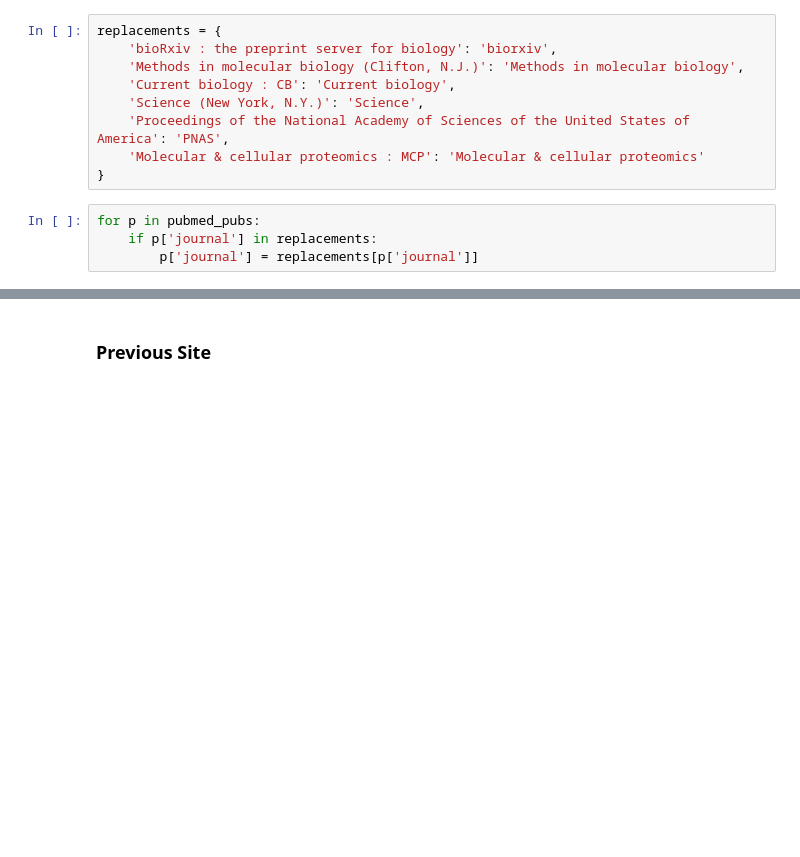
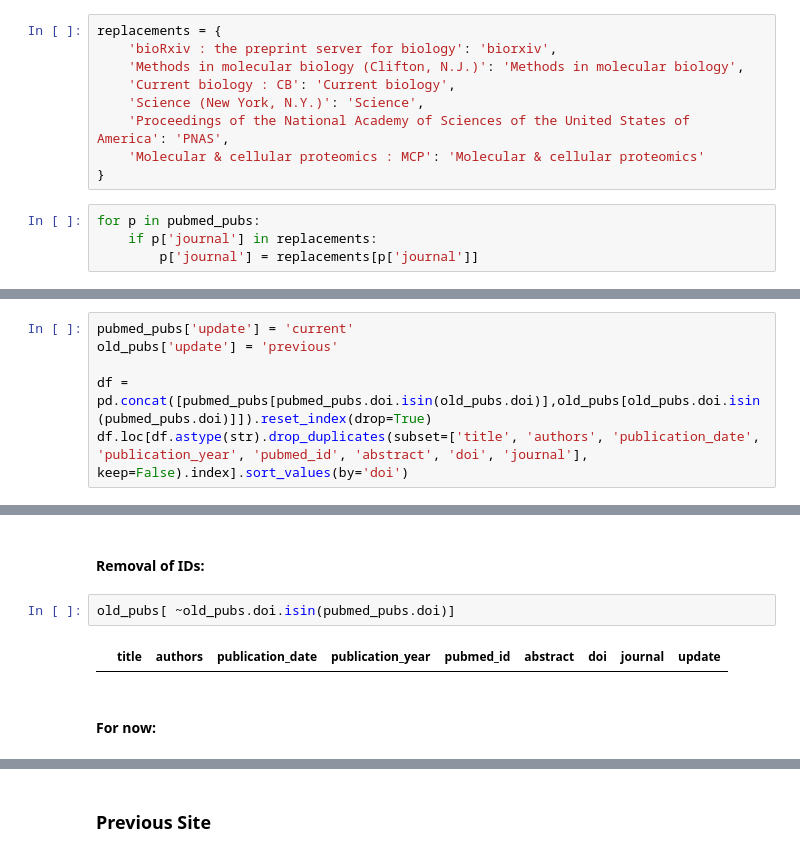
Before and after one commit to whitehead/weissmanlab, a Jupyter notebook: compile_info.ipynb, the cells around one changed output, grey strips where cells are left out. Drawn from its saved outputs; the diff is of its cells as text; blank space fills up the shorter version.

```diff
--- a/compile_info.ipynb
+++ b/compile_info.ipynb
@@ -64,0 +81,6 @@ for p in pubmed_pubs:
+# %%
+pubmed_pubs['update'] = 'current'
+old_pubs['update'] = 'previous'
+
+df = pd.concat([pubmed_pubs[pubmed_pubs.doi.isin(old_pubs.doi)],old_pubs[old_pubs.doi.isin(pubmed_pubs.doi)]]).reset_index(drop=True)
+df.loc[df.astype(str).drop_duplicates(subset=['title', 'authors', 'publication_date', 'publication_year', 'pubmed_id', 'abstract', 'doi', 'journal'], keep=False).index].sort_values(by='doi')
@@ -64,0 +99,8 @@ for p in pubmed_pubs:
+# %% [markdown]
+#### Removal of IDs:
+# %%
+old_pubs[ ~old_pubs.doi.isin(pubmed_pubs.doi)]
+# %% [output]
+|  | title | authors | publication_date | publication_year | pubmed_id | abstract | doi | journal | update |
+# %% [markdown]
+#### For now:
```
Also changed, not shown: parts of 9 cells of this notebook, 2 other files.
